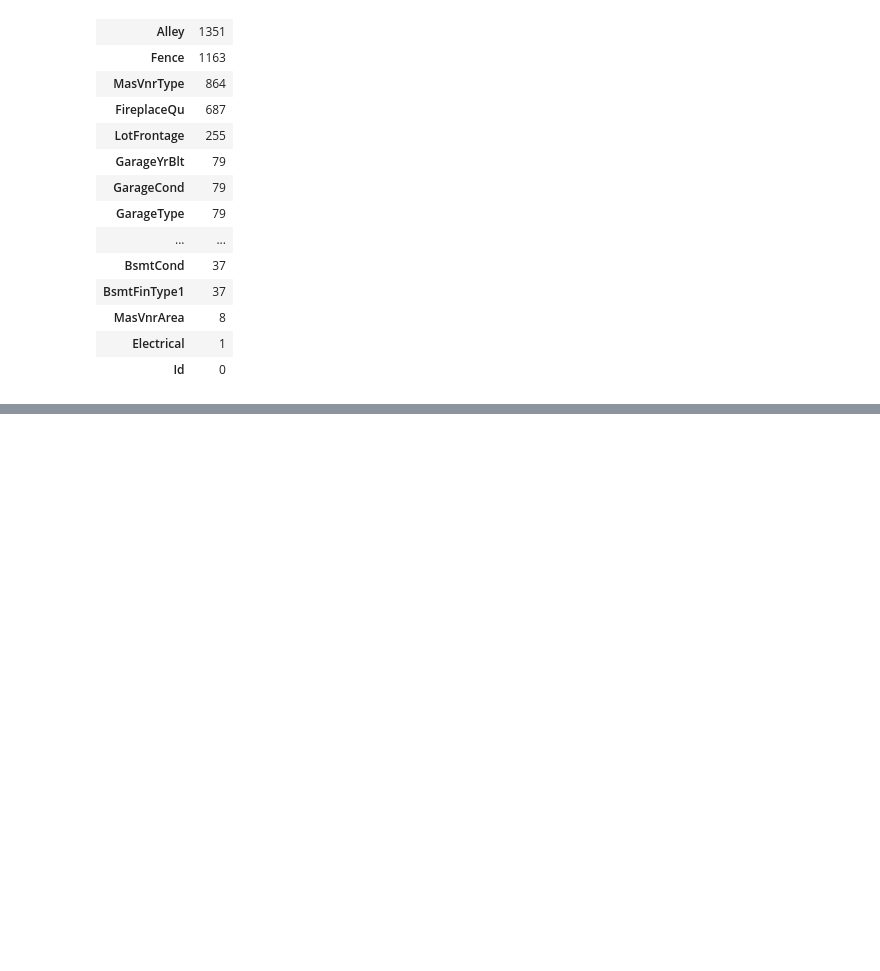
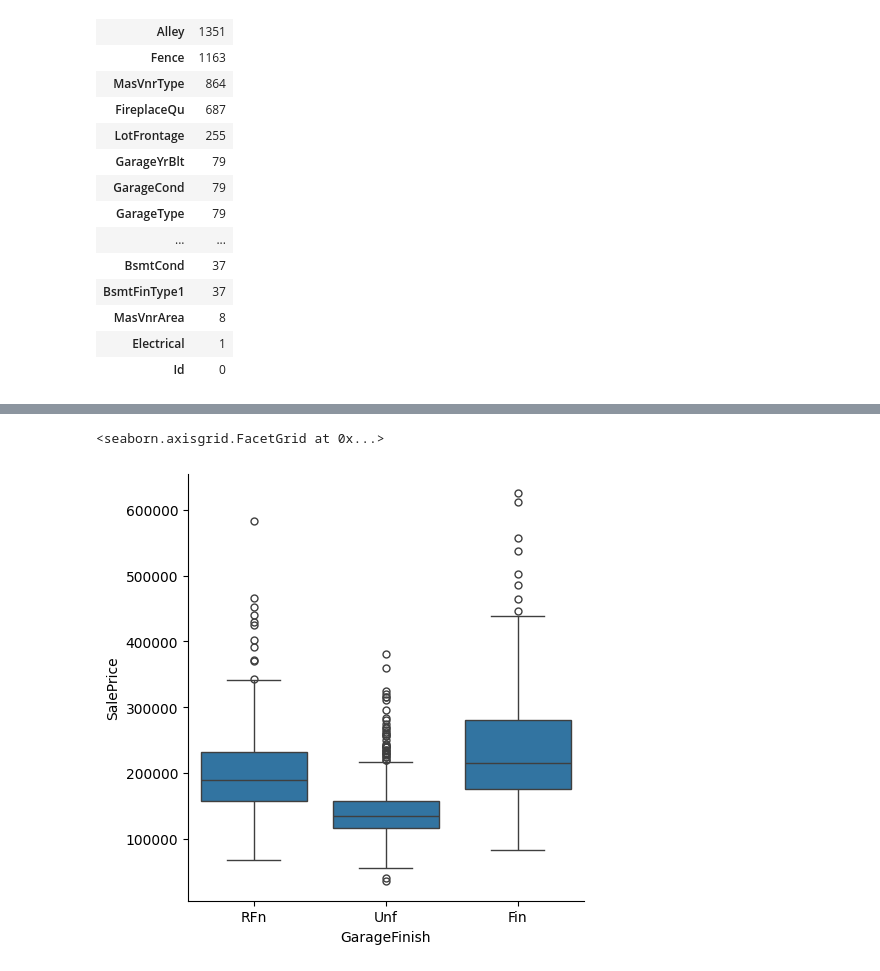
Before and after one commit to LorenzoMinon/ml_workspace, a Jupyter notebook: Projects/House_Prices-Advanced_Regression_Techniques/Housing.ipynb, the cells around one changed output, grey strips where cells are left out. Saved outputs shown, nothing was run; the diff lists cells and outputs as text; code cells hidden in the pictures; blank space fills up the shorter version.

```diff
--- a/Projects/House_Prices-Advanced_Regression_Techniques/Housing.ipynb
+++ b/Projects/House_Prices-Advanced_Regression_Techniques/Housing.ipynb
@@ -160,0 +305,3 @@ pd.DataFrame(train_df.isnull().sum().sort_values(ascending=False)).head(20)
+# %%
+train_df['GarageType'].fillna('No',inplace=True)
+test_df['GarageType'].fillna('No',inplace=True)
@@ -160,0 +321,5 @@ pd.DataFrame(train_df.isnull().sum().sort_values(ascending=False)).head(20)
+# %%
+sns.catplot(data=train_df, x='GarageFinish', y= 'SalePrice', kind="box")
+# %% [output]
+<seaborn.axisgrid.FacetGrid at 0x...>
+[figure, added]
```
Also changed, not shown: parts of 31 cells of this notebook.
